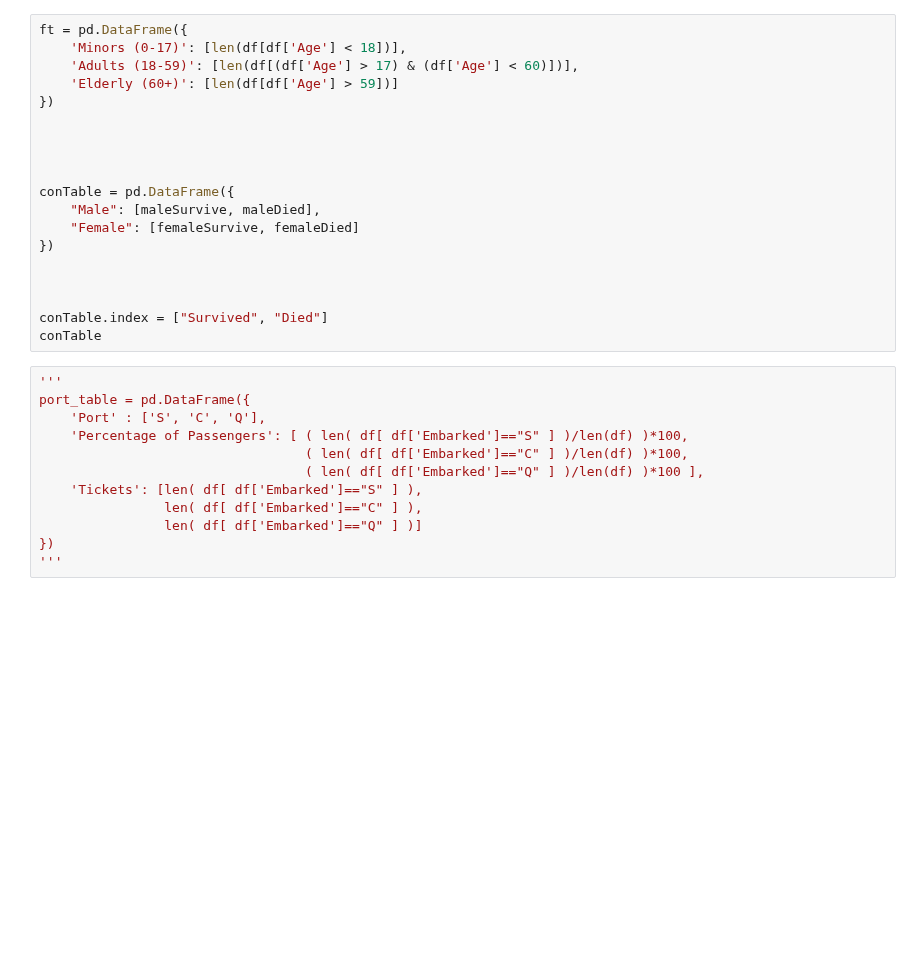
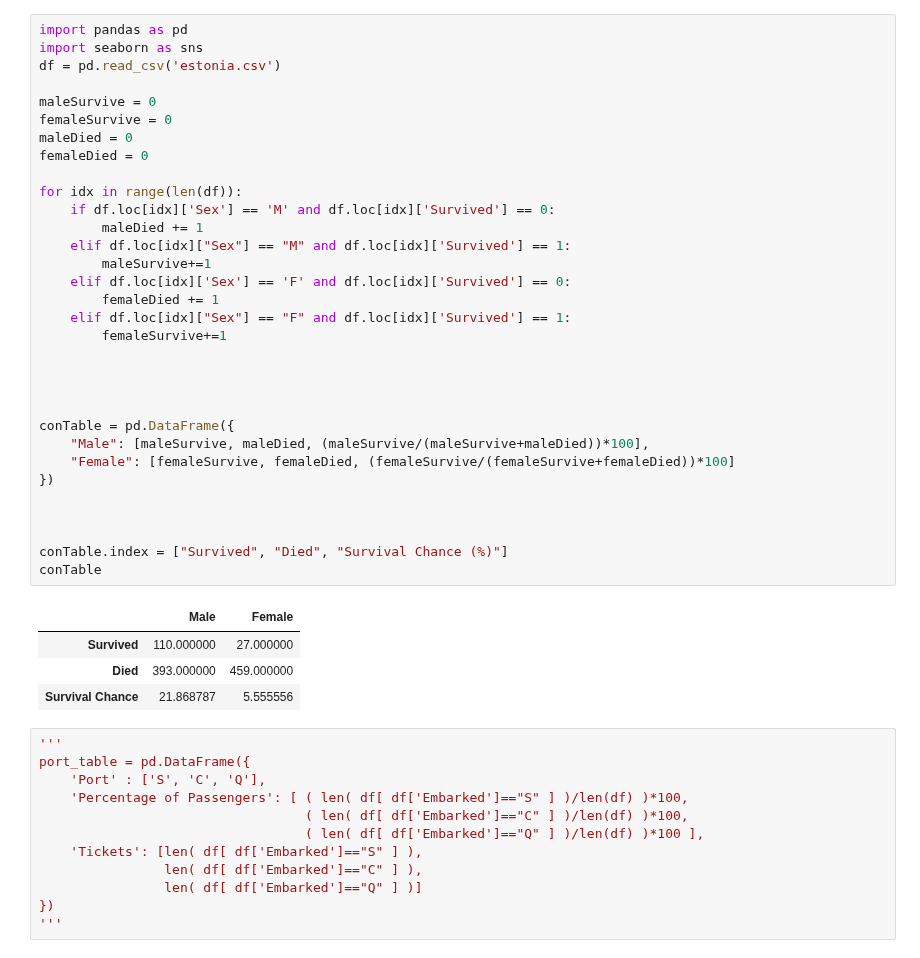
Before and after one commit to ReverseRasterization/AI, a Jupyter notebook: Semester 1/Untitled Folder/Scratch.ipynb, the cells around one changed output. Drawn from its saved outputs; the diff is of its cells as text; blank space fills up the shorter version.

```diff
--- a/Semester 1/Untitled Folder/Scratch.ipynb
+++ b/Semester 1/Untitled Folder/Scratch.ipynb
@@ -32,24 +23,42 @@ sns.barplot(data=data, x='Gender', y="Deaths")
 <AxesSubplot:xlabel='Gender', ylabel='Deaths'>
 [figure]
 # %%
-ft = pd.DataFrame({
-    'Minors (0-17)': [len(df[df['Age'] < 18])],
-    'Adults (18-59)': [len(df[(df['Age'] > 17) & (df['Age'] < 60)])],
-    'Elderly (60+)': [len(df[df['Age'] > 59])]
-})
+import pandas as pd
+import seaborn as sns
+df = pd.read_csv('estonia.csv')
+
+maleSurvive = 0
+femaleSurvive = 0
+maleDied = 0
+femaleDied = 0
+
+for idx in range(len(df)):
+    if df.loc[idx]['Sex'] == 'M' and df.loc[idx]['Survived'] == 0:
+        maleDied += 1
+    elif df.loc[idx]["Sex"] == "M" and df.loc[idx]['Survived'] == 1:
+        maleSurvive+=1
+    elif df.loc[idx]['Sex'] == 'F' and df.loc[idx]['Survived'] == 0:
+        femaleDied += 1
+    elif df.loc[idx]["Sex"] == "F" and df.loc[idx]['Survived'] == 1:
+        femaleSurvive+=1
 
 
 
 
 conTable = pd.DataFrame({
-    "Male": [maleSurvive, maleDied],
-    "Female": [femaleSurvive, femaleDied]
+    "Male": [maleSurvive, maleDied, (maleSurvive/(maleSurvive+maleDied))*100],
+    "Female": [femaleSurvive, femaleDied, (femaleSurvive/(femaleSurvive+femaleDied))*100]
 })
 
 
 
-conTable.index = ["Survived", "Died"]
+conTable.index = ["Survived", "Died", "Survival Chance (%)"]
 conTable
+# %% [output]
+|  | Male | Female |
+| Survived | 110.000000 | 27.000000 |
+| Died | 393.000000 | 459.000000 |
+| Survival Chance | 21.868787 | 5.555556 |
 # %%
 '''
 port_table = pd.DataFrame({
```
Also changed, not shown: parts of 5 cells of this notebook, 1 other file.
